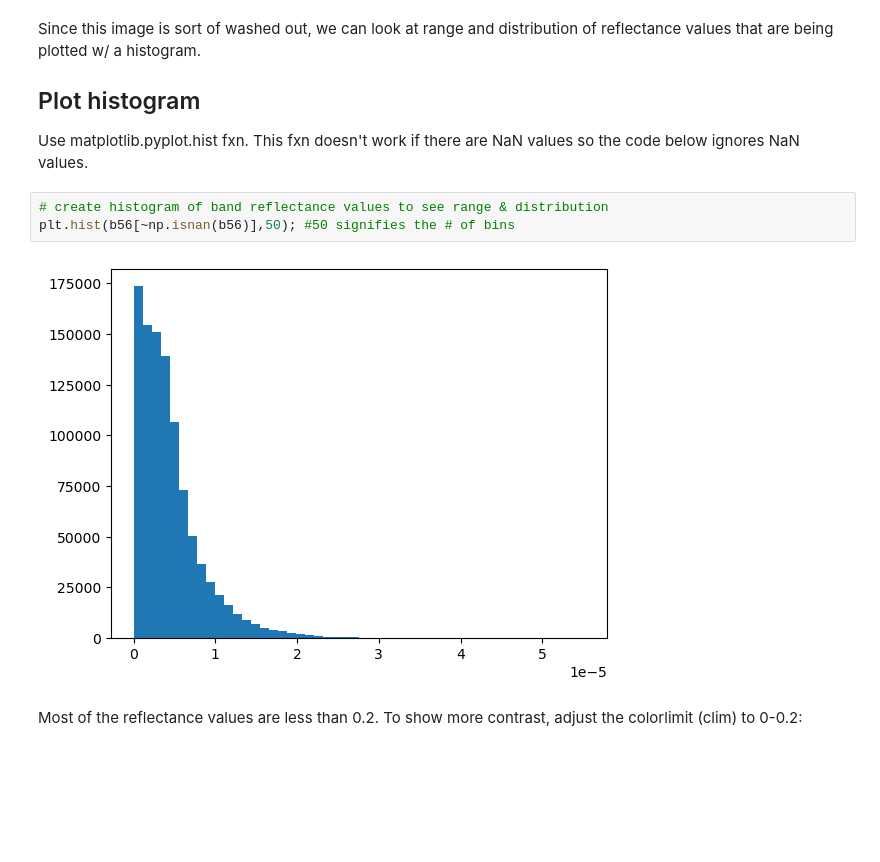
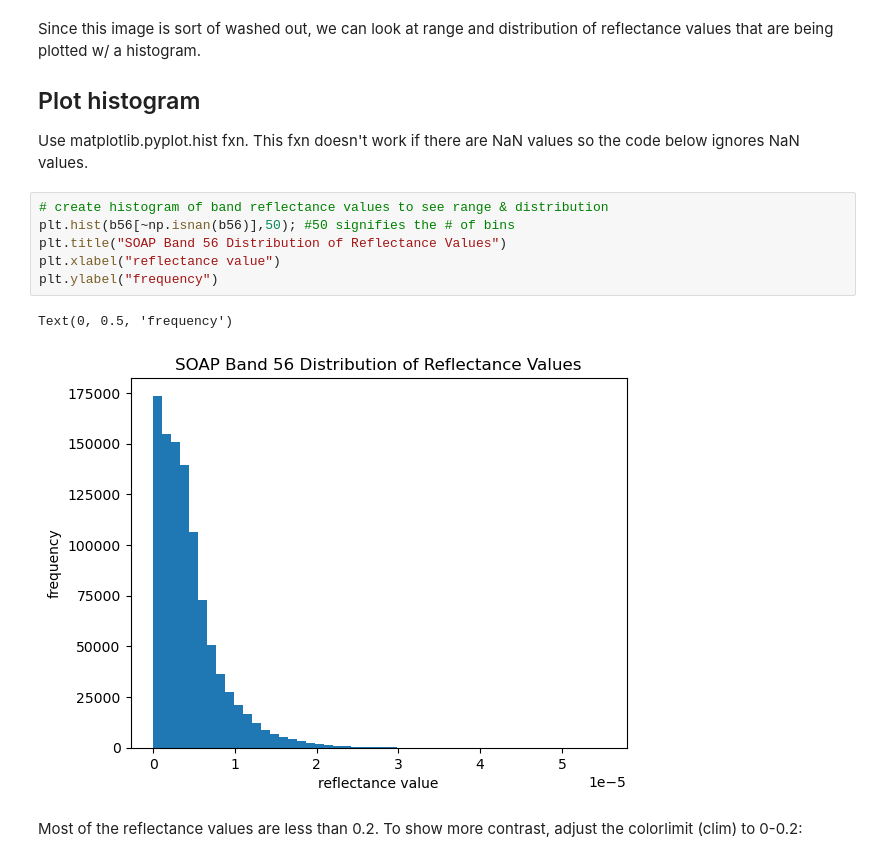
Before and after one commit to NEONScience/AOP-EMIT, a Jupyter notebook: notebooks/exploratory/hr/03_hr_neon_hyperspectral_download.ipynb, the cells around one changed output. Drawn from its saved outputs; the diff is of its cells as text; blank space fills up the shorter version.

```diff
--- a/notebooks/exploratory/hr/03_hr_neon_hyperspectral_download.ipynb
+++ b/notebooks/exploratory/hr/03_hr_neon_hyperspectral_download.ipynb
@@ -382,8 +382,12 @@ Use matplotlib.pyplot.hist fxn. This fxn doesn't work if there are NaN values so
 # %%
 # create histogram of band reflectance values to see range & distribution
 plt.hist(b56[~np.isnan(b56)],50); #50 signifies the # of bins
+plt.title("SOAP Band 56 Distribution of Reflectance Values")
+plt.xlabel("reflectance value")
+plt.ylabel("frequency")
 # %% [output]
+Text(0, 0.5, 'frequency')
-[figure, old version]
+[figure, new version]
 # %% [markdown]
 Most of the reflectance values are less than 0.2. To show more contrast, adjust the colorlimit (clim) to 0-0.2:
 # %%
```
Also changed, not shown: parts of 3 cells of this notebook.
